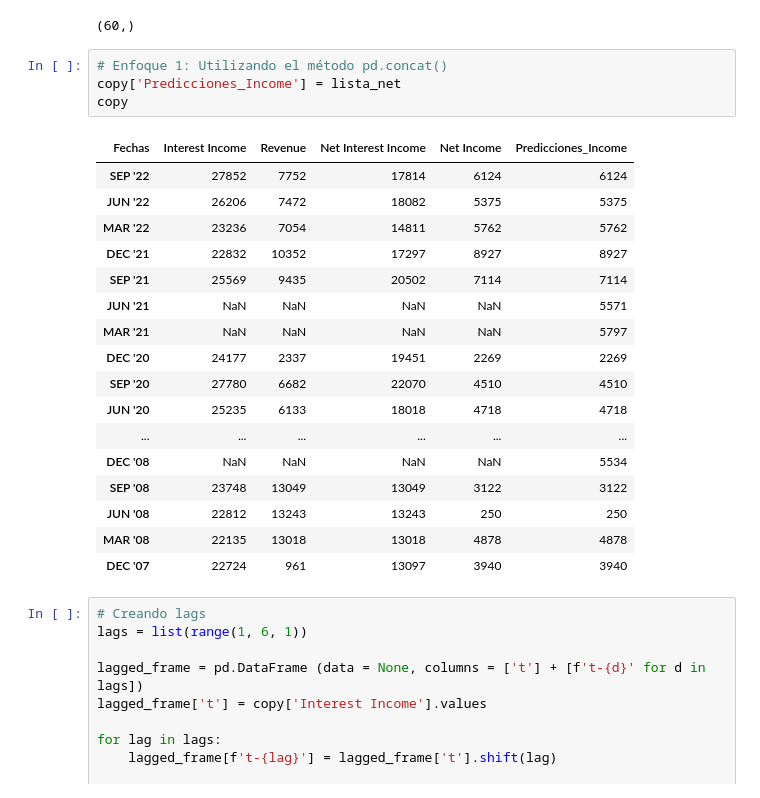
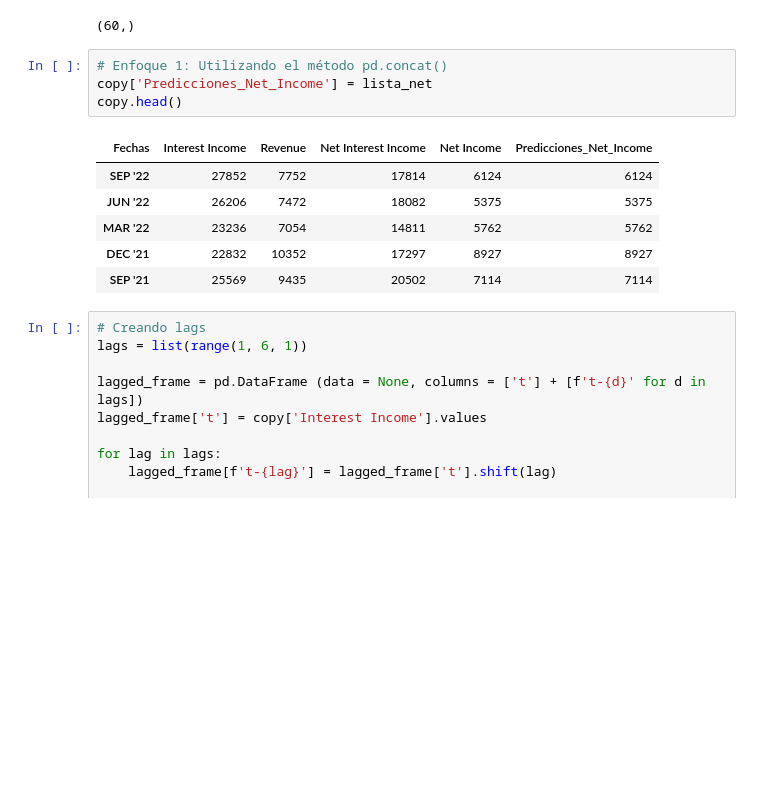
Before and after one commit to Maxcode99/Proyecto_SPF, a Jupyter notebook: Proyecto_Alan_Max.ipynb, the cells around one changed output. Cells and saved outputs as stored; diff of their text form; blank space fills up the shorter version.

```diff
--- a/Proyecto_Alan_Max.ipynb
+++ b/Proyecto_Alan_Max.ipynb
@@ -285,26 +274,15 @@ datos_con_serie.shape
 (60,)
 # %%
 # Enfoque 1: Utilizando el método pd.concat()
-copy['Predicciones_Income'] = lista_net
-copy
+copy['Predicciones_Net_Income'] = lista_net
+copy.head()
 # %% [output]
-| Fechas | Interest Income | Revenue | Net Interest Income | Net Income | Predicciones_Income |
+| Fechas | Interest Income | Revenue | Net Interest Income | Net Income | Predicciones_Net_Income |
 | SEP '22 | 27852 | 7752 | 17814 | 6124 | 6124 |
 | JUN '22 | 26206 | 7472 | 18082 | 5375 | 5375 |
 | MAR '22 | 23236 | 7054 | 14811 | 5762 | 5762 |
 | DEC '21 | 22832 | 10352 | 17297 | 8927 | 8927 |
 | SEP '21 | 25569 | 9435 | 20502 | 7114 | 7114 |
-| JUN '21 | NaN | NaN | NaN | NaN | 5571 |
-| MAR '21 | NaN | NaN | NaN | NaN | 5797 |
-| DEC '20 | 24177 | 2337 | 19451 | 2269 | 2269 |
-| SEP '20 | 27780 | 6682 | 22070 | 4510 | 4510 |
-| JUN '20 | 25235 | 6133 | 18018 | 4718 | 4718 |
-| ... | ... | ... | ... | ... | ... |
-| DEC '08 | NaN | NaN | NaN | NaN | 5534 |
-| SEP '08 | 23748 | 13049 | 13049 | 3122 | 3122 |
-| JUN '08 | 22812 | 13243 | 13243 | 250 | 250 |
-| MAR '08 | 22135 | 13018 | 13018 | 4878 | 4878 |
-| DEC '07 | 22724 | 961 | 13097 | 3940 | 3940 |
 # %%
 # Creando lags
 lags = list(range(1, 6, 1))
```
Also changed, not shown: parts of 29 cells of this notebook.
